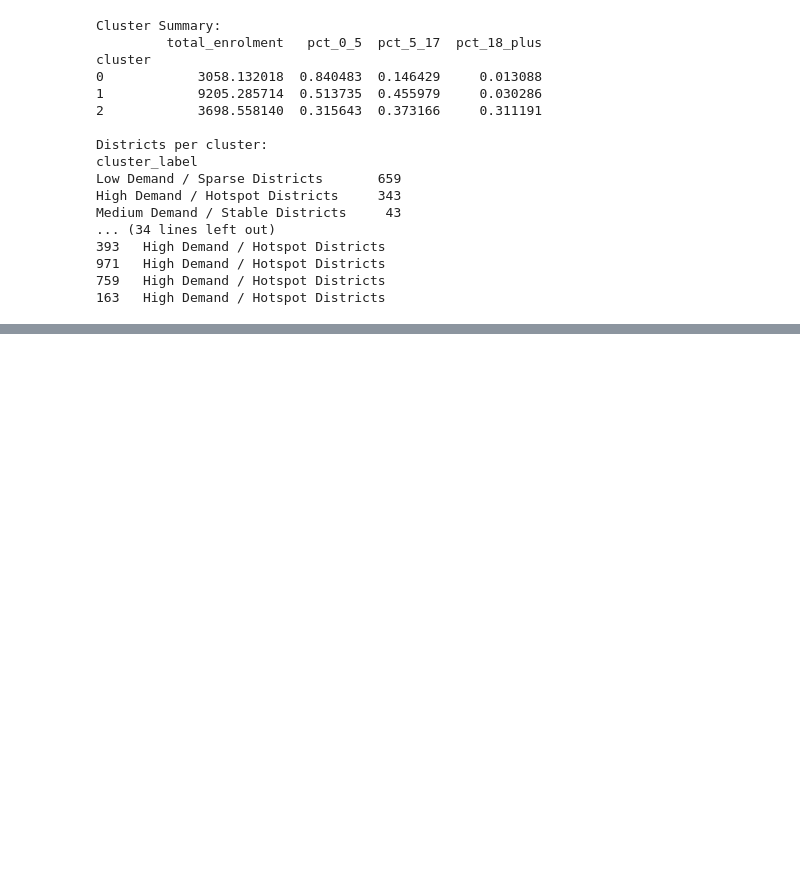
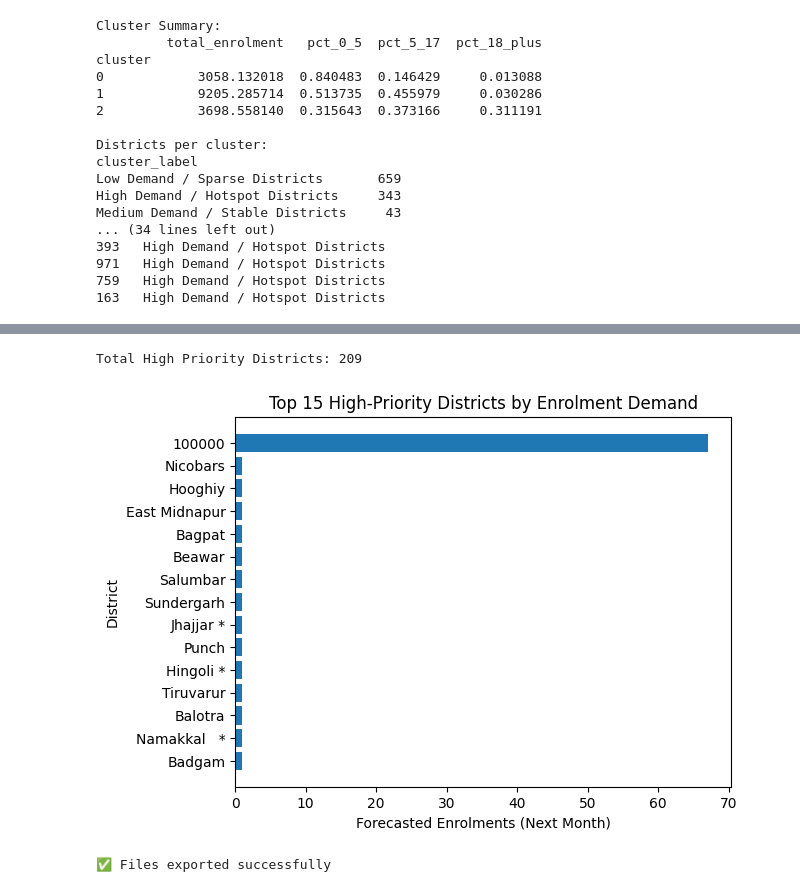
Before and after one commit to akashsingh062/UIDAI-Hackathon, a Jupyter notebook: Welcome_To_Colab.ipynb, the cells around one changed output, grey strips where cells are left out. Drawn from its saved outputs; the diff is of its cells as text; code cells hidden in the pictures; blank space fills up the shorter version.

```diff
--- a/Welcome_To_Colab.ipynb
+++ b/Welcome_To_Colab.ipynb
@@ -347,0 +549,59 @@ Medium Demand / Stable Districts     43
+# %%
+# =========================================
+# STEP 10: Actionable Insights & Visualization
+# =========================================
+
+import matplotlib.pyplot as plt
+
+# -------------------------------------------------
+# STEP 1: Focus only on HIGH PRIORITY districts
+# -------------------------------------------------
+high_priority = final_plan[
+    final_plan["priority_label"] == "High Priority"
+].copy()
+
+print("Total High Priority Districts:", len(high_priority))
+high_priority.head(10)
+
+# -------------------------------------------------
+# STEP 2: Top 15 districts needing immediate action
+# -------------------------------------------------
+top15 = high_priority.sort_values("priority_rank").head(15)
+
+# -------------------------------------------------
+# STEP 3: Bar chart – Forecasted Enrolment Demand
+# -------------------------------------------------
+plt.figure()
+plt.barh(
+    top15["district"],
+    top15["forecast_next_month"]
+)
+plt.xlabel("Forecasted Enrolments (Next Month)")
+plt.ylabel("District")
+plt.title("Top 15 High-Priority Districts by Enrolment Demand")
+plt.gca().invert_yaxis()
+plt.show()
+
+# -------------------------------------------------
+# STEP 4: Resource requirement summary (policy view)
+# -------------------------------------------------
+resource_summary = high_priority.groupby("state").agg(
+    total_districts=("district", "count"),
+    total_staff_required=("required_staff", "sum"),
+    total_kits_required=("required_kits", "sum")
+).reset_index()
+
+resource_summary.sort_values("total_staff_required", ascending=False).head(10)
+
+# -------------------------------------------------
+# STEP 5: Export outputs (for dashboard / submission)
+# -------------------------------------------------
+final_plan.to_csv("district_priority_resource_plan.csv", index=False)
+high_priority.to_csv("high_priority_districts.csv", index=False)
+resource_summary.to_csv("state_resource_summary.csv", index=False)
+
+print("✅ Files exported successfully")
+# %% [output]
+Total High Priority Districts: 209
+[figure, added]
+✅ Files exported successfully
```
Also changed, not shown: parts of 6 cells of this notebook.
